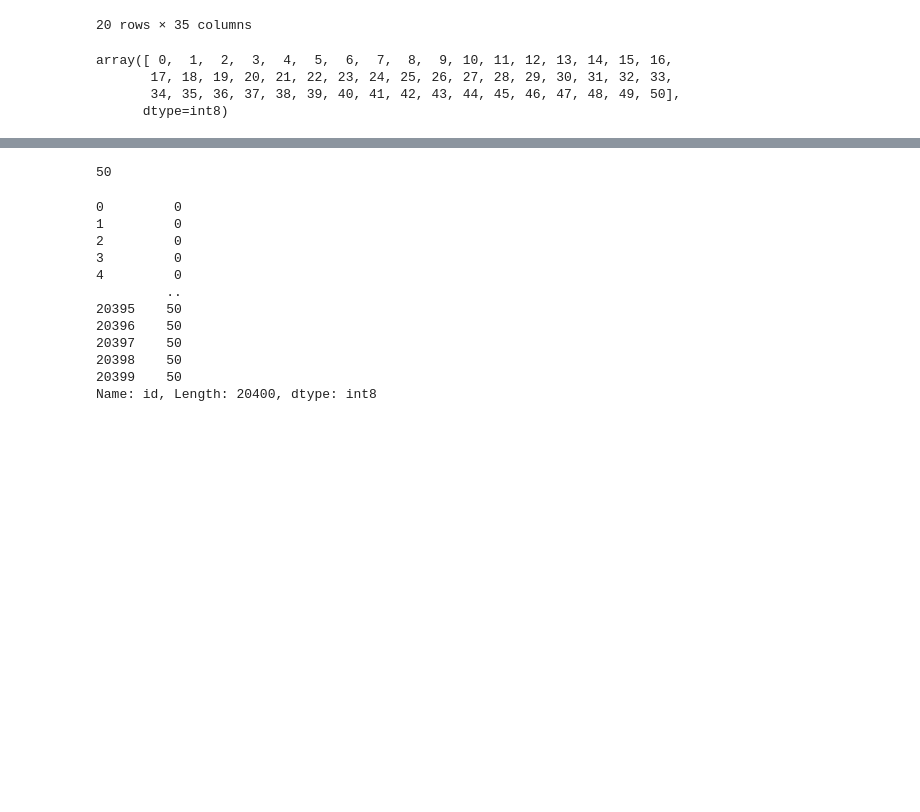
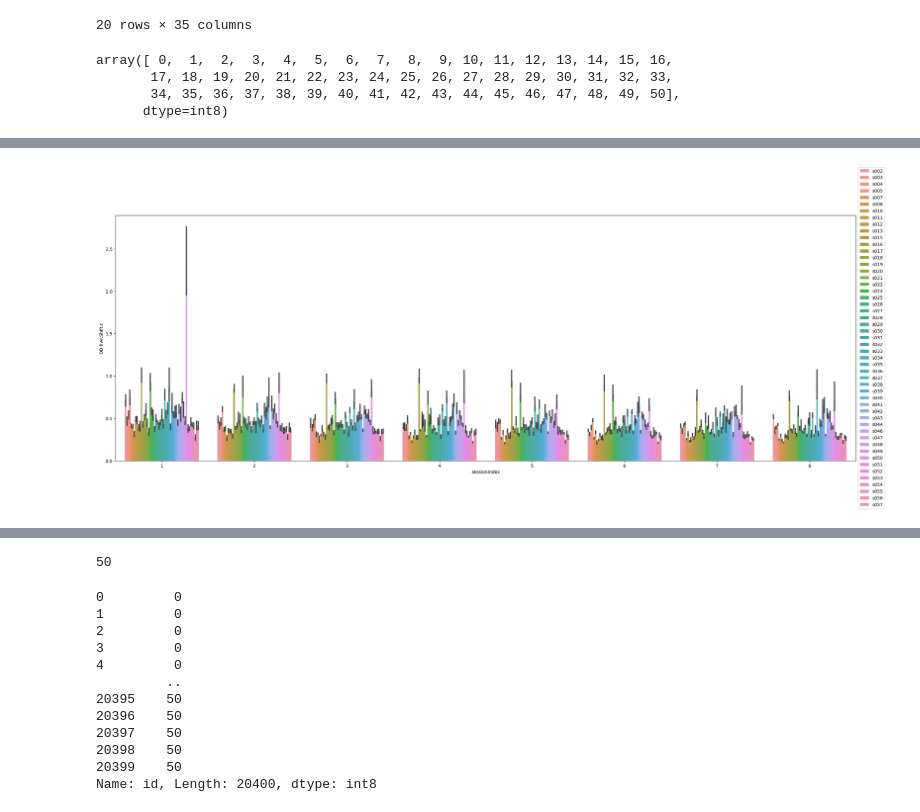
Before and after one commit to JoelPoah/KeystrokeBio, a Jupyter notebook: keystroke.ipynb, the cells around one changed output, grey strips where cells are left out. Drawn from its saved outputs; the diff is of its cells as text; code cells hidden in the pictures; blank space fills up the shorter version.

```diff
--- a/keystroke.ipynb
+++ b/keystroke.ipynb
@@ -114,0 +149,11 @@ array([ 0,  1,  2,  3,  4,  5,  6,  7,  8,  9, 10, 11, 12, 13, 14, 15, 16,
+# %%
+# plot box plot for 'DD.five.Shift.R' column
+#increase the size of the plot
+plt.figure(figsize=(30,10))
+sns.barplot(x='sessionIndex', y='DD.five.Shift.r', data=df, hue='subject')
+#plot legend horizontally
+plt.legend(loc='center left', bbox_to_anchor=(1, 0.5), ncol=1)
+
+plt.show()
+# %% [output]
+[figure, added]
```
Also changed, not shown: parts of 7 cells of this notebook, 4 other files.
